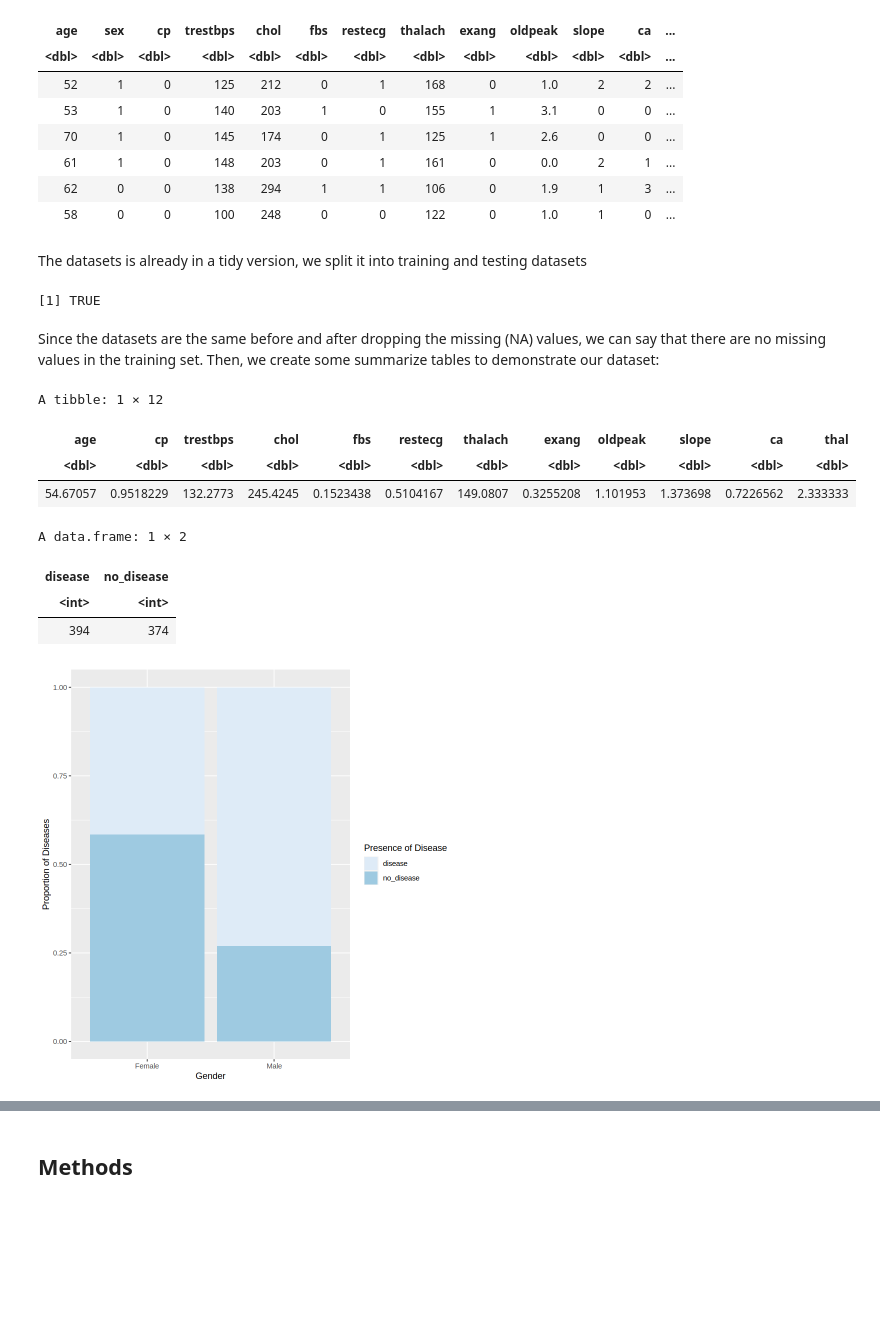
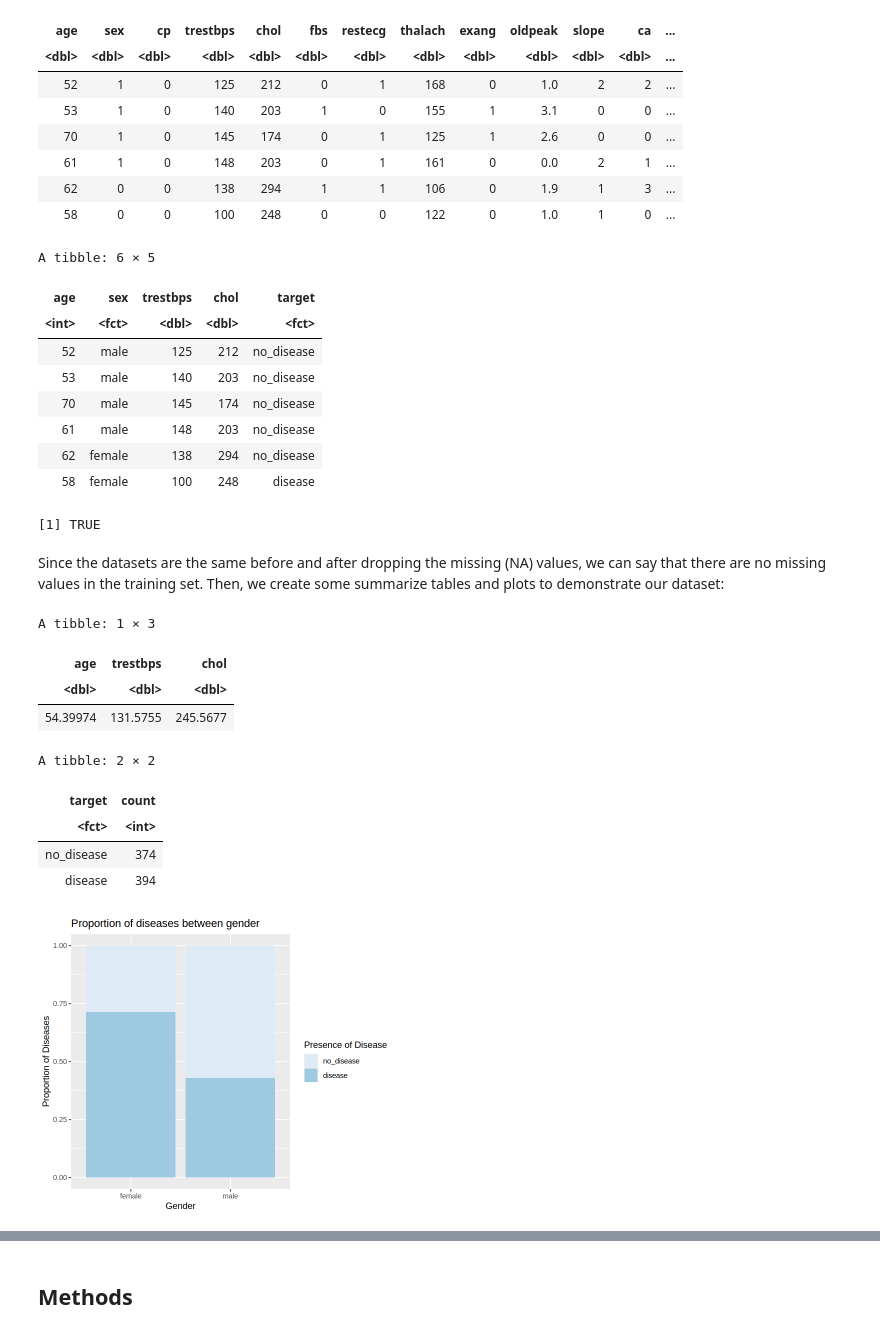
Before and after one commit to zzziminger/dsci100_004_group30, a Jupyter notebook: Proposal.ipynb, the cells around one changed output, grey strips where cells are left out. Drawn from its saved outputs; the diff is of its cells as text; code cells hidden in the pictures; blank space fills up the shorter version.

Commit message:
Proposal_final
We changed some plots, and added introduction, method, and expectations

```diff
--- a/Proposal.ipynb
+++ b/Proposal.ipynb
@@ -49,11 +58,26 @@ A tibble: 6 × 14
 | 61 | 1 | 0 | 148 | 203 | 0 | 1 | 161 | 0 | 0.0 | 2 | 1 | ... |
 | 62 | 0 | 0 | 138 | 294 | 1 | 1 | 106 | 0 | 1.9 | 1 | 3 | ... |
 | 58 | 0 | 0 | 100 | 248 | 0 | 0 | 122 | 0 | 1.0 | 1 | 0 | ... |
-# %% [markdown]
-The datasets is already in a tidy version, we split it into training and testing datasets
 # %%
+#Wrangling
 data <- data |>
-    mutate(target = as_factor(target)) |>
-    mutate(sex = as_factor(sex))
+    mutate(target = as_factor(target),
+          sex = as_factor(sex),
+          age = as.integer(age),
+          target = fct_recode(target, "disease" = "1", "no_disease" = "0"),
+          sex = fct_recode(sex, "female" = "0", "male" = "1")) |>
+    select(age, sex, trestbps, chol, target)
+# %%
+head(data)
+# %% [output]
+A tibble: 6 × 5
+| age | sex | trestbps | chol | target |
+| <int> | <fct> | <dbl> | <dbl> | <fct> |
+| 52 | male | 125 | 212 | no_disease |
+| 53 | male | 140 | 203 | no_disease |
+| 70 | male | 145 | 174 | no_disease |
+| 61 | male | 148 | 203 | no_disease |
+| 62 | female | 138 | 294 | no_disease |
+| 58 | female | 100 | 248 | disease |
 # %%
 #Split into training and testing datasets
@@ -66,43 +91,38 @@ identical(training_set, na.omit(training_set))
 # %% [output]
 [1] TRUE
 # %% [markdown]
-Since the datasets are the same before and after dropping the missing (NA) values, we can say that there are no missing values in the training set. Then, we create some summarize tables to demonstrate our dataset:
+Since the datasets are the same before and after dropping the missing (NA) values, we can say that there are no missing values in the training set. Then, we create some summarize tables and plots to demonstrate our dataset:
 # %%
 #The mean value for each potantial predictors
 mean_predictors <- training_set |>
-    select(age, cp:thal) |>
+    select(age, trestbps, chol) |>
     map_df(mean)
 mean_predictors
 # %% [output]
-A tibble: 1 × 12
+A tibble: 1 × 3
-| age | cp | trestbps | chol | fbs | restecg | thalach | exang | oldpeak | slope | ca | thal |
-| <dbl> | <dbl> | <dbl> | <dbl> | <dbl> | <dbl> | <dbl> | <dbl> | <dbl> | <dbl> | <dbl> | <dbl> |
-| 54.67057 | 0.9518229 | 132.2773 | 245.4245 | 0.1523438 | 0.5104167 | 149.0807 | 0.3255208 | 1.101953 | 1.373698 | 0.7226562 | 2.333333 |
+| age | trestbps | chol |
+| <dbl> | <dbl> | <dbl> |
+| 54.39974 | 131.5755 | 245.5677 |
 # %%
 #Number of diseases
 disease <- training_set |>
-    filter(target == 1) |>
-    mutate(target == "disease")
-
-no_disease <- training_set |>
-    filter(target == 0) |>
-    mutate(target == "no_disease")
-
-data.frame(disease = nrow(disease),
-           no_disease = nrow(no_disease))
+    group_by(target) |>
+    summarize(count = n())
+disease
 # %% [output]
-A data.frame: 1 × 2
+A tibble: 2 × 2
-| disease | no_disease |
-| <int> | <int> |
-| 394 | 374 |
+| target | count |
+| <fct> | <int> |
+| no_disease | 374 |
+| disease | 394 |
 # %%
+#Heart disease among males and females
+options(repr.plot.width = 6, repr.plot.height = 5)
 heart_plot_sex <- training_set |>
-    mutate(sex = ifelse(sex == 0, "Male", "Female")) |>
-    mutate(target = ifelse(target == 0, "no_disease","disease")) |>
     ggplot(aes(x=sex, fill=target)) +
     geom_bar(position = 'fill') +
-    labs(x = "Gender",y = "Proportion of Diseases",fill = "Presence of Disease") +
+    labs(x = "Gender",y = "Proportion of Diseases",fill = "Presence of Disease", title = "Proportion of diseases between gender") +
     scale_fill_brewer()
 heart_plot_sex
 # %% [output]
-[figure, old version]
+[figure, new version]
```
Also changed, not shown: parts of 11 cells of this notebook.
